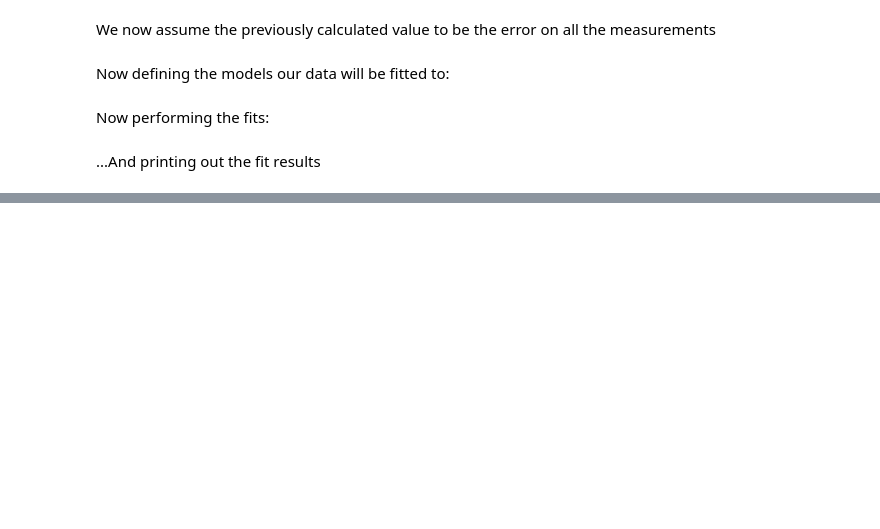
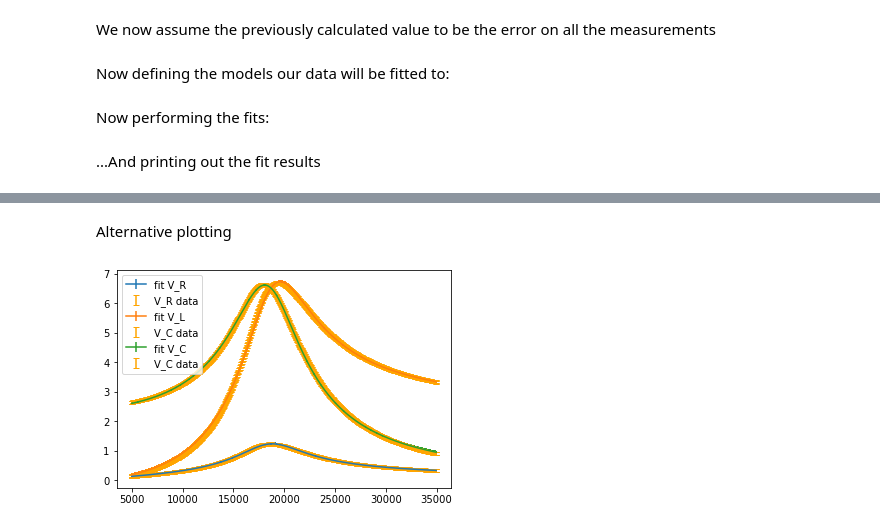
Before and after one commit to Feyn-23/Lab-II, a Jupyter notebook: amplitudes_lmfit.ipynb, the cells around one changed output, grey strips where cells are left out. Cells and saved outputs as stored; diff of their text form; code cells hidden in the pictures; blank space fills up the shorter version.

Commit message:
alternative attemp to fit data.

```diff
--- a/amplitudes_lmfit.ipynb
+++ b/amplitudes_lmfit.ipynb
@@ -141,0 +156,29 @@ R
+# %% [markdown]
+Alternative plotting
+# %%
+errore = errorePos
+standard_frequencies = np.linspace(5000, 35000, 100)
+
+plt.errorbar(x, resultR.best_fit,xerr=None,yerr=errore, label='fit V_R')
+plt.errorbar(x, ampR,
+             xerr=None, yerr=errore,
+             linestyle = 'none',
+             color = 'orange',
+             capsize = 3, capthick = 1, label = "V_R data")
+plt.errorbar(x, resultL.best_fit,xerr=None,yerr=errore, label='fit V_L')
+plt.errorbar(x, ampL,
+             xerr=None, yerr=errore,
+             linestyle = 'none',
+             color = 'orange',
+             capsize = 3, capthick = 1, label = "V_C data")
+plt.errorbar(x, resultC.best_fit,xerr=None,yerr=errore, label='fit V_C')
+plt.errorbar(x, ampC,
+             xerr=None, yerr=errore,
+             linestyle = 'none',
+             color = 'orange',
+             capsize = 3, capthick = 1, label = "V_C data")
+plt.legend()
+
+plt.savefig('figs/prova.pdf')
+# %% [output]
+[figure, added]
```
Also changed, not shown: parts of 3 cells of this notebook, 9 other files.
